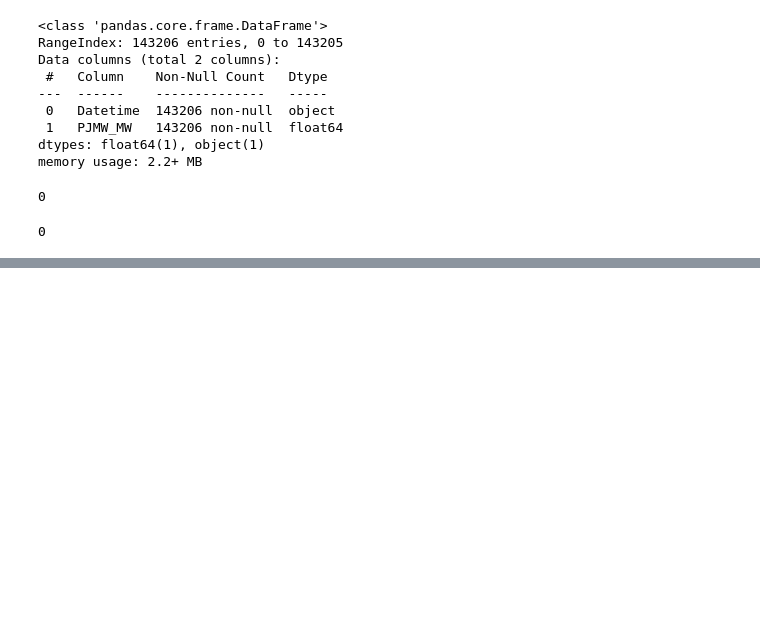
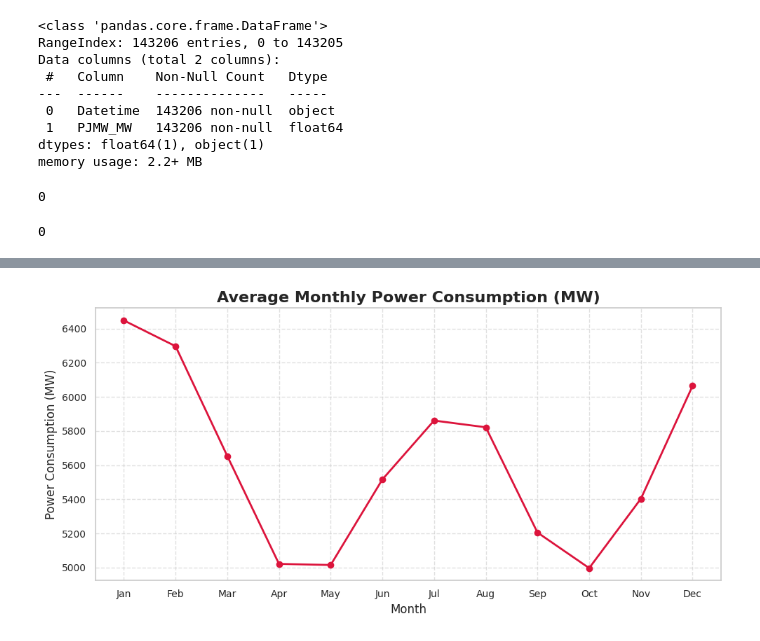
Before and after one commit to rizz045/Energy_Demand_Forecasting_Using_Time_Series_Analysis, a Jupyter notebook: Energy_Demand_Forecasting.ipynb, the cells around one changed output, grey strips where cells are left out. Saved outputs shown, nothing was run; the diff lists cells and outputs as text; code cells hidden in the pictures; blank space fills up the shorter version.

```diff
--- a/Energy_Demand_Forecasting.ipynb
+++ b/Energy_Demand_Forecasting.ipynb
@@ -96,0 +132,24 @@ daily_df.plot()
+# %%
+monthly_avg = df.groupby('month')['PJMW_MW'].mean()
+
+# Month names for x-axis
+month_names = ['Jan', 'Feb', 'Mar', 'Apr', 'May', 'Jun',
+               'Jul', 'Aug', 'Sep', 'Oct', 'Nov', 'Dec']
+
+# Plot
+plt.figure(figsize=(10, 5))
+plt.plot(month_names, monthly_avg.values, marker='o', color='crimson', linewidth=2)
+
+# Beautify
+plt.title("Average Monthly Power Consumption (MW)", fontsize=16, fontweight='bold')
+plt.xlabel("Month", fontsize=12)
+plt.ylabel("Power Consumption (MW)", fontsize=12)
+plt.grid(True, linestyle='--', alpha=0.6)
+plt.xticks(fontsize=10)
+plt.yticks(fontsize=10)
+plt.tight_layout()
+
+# Show
+plt.show()
+# %% [output]
+[figure, added]
```
Also changed, not shown: parts of 13 cells of this notebook.
